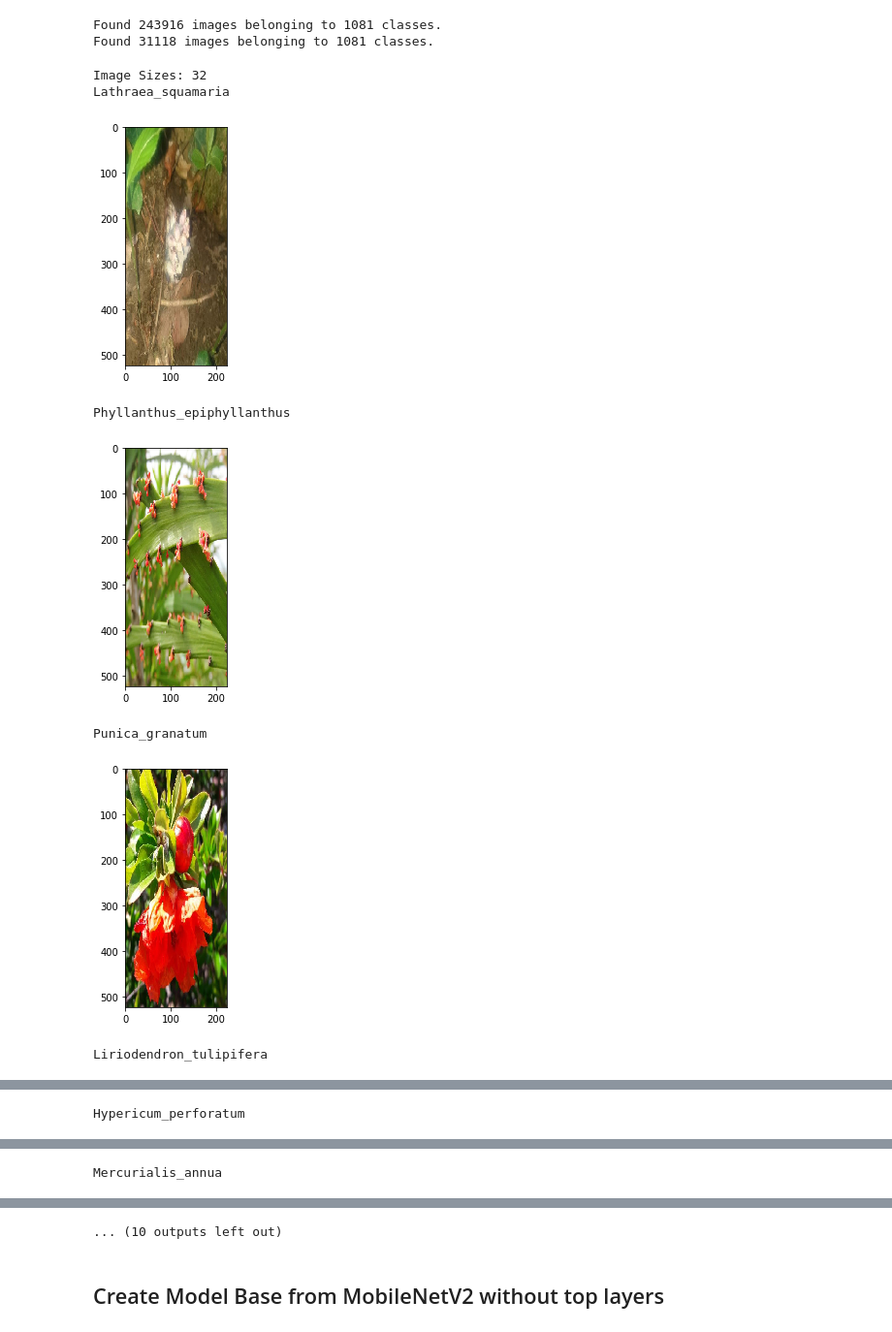
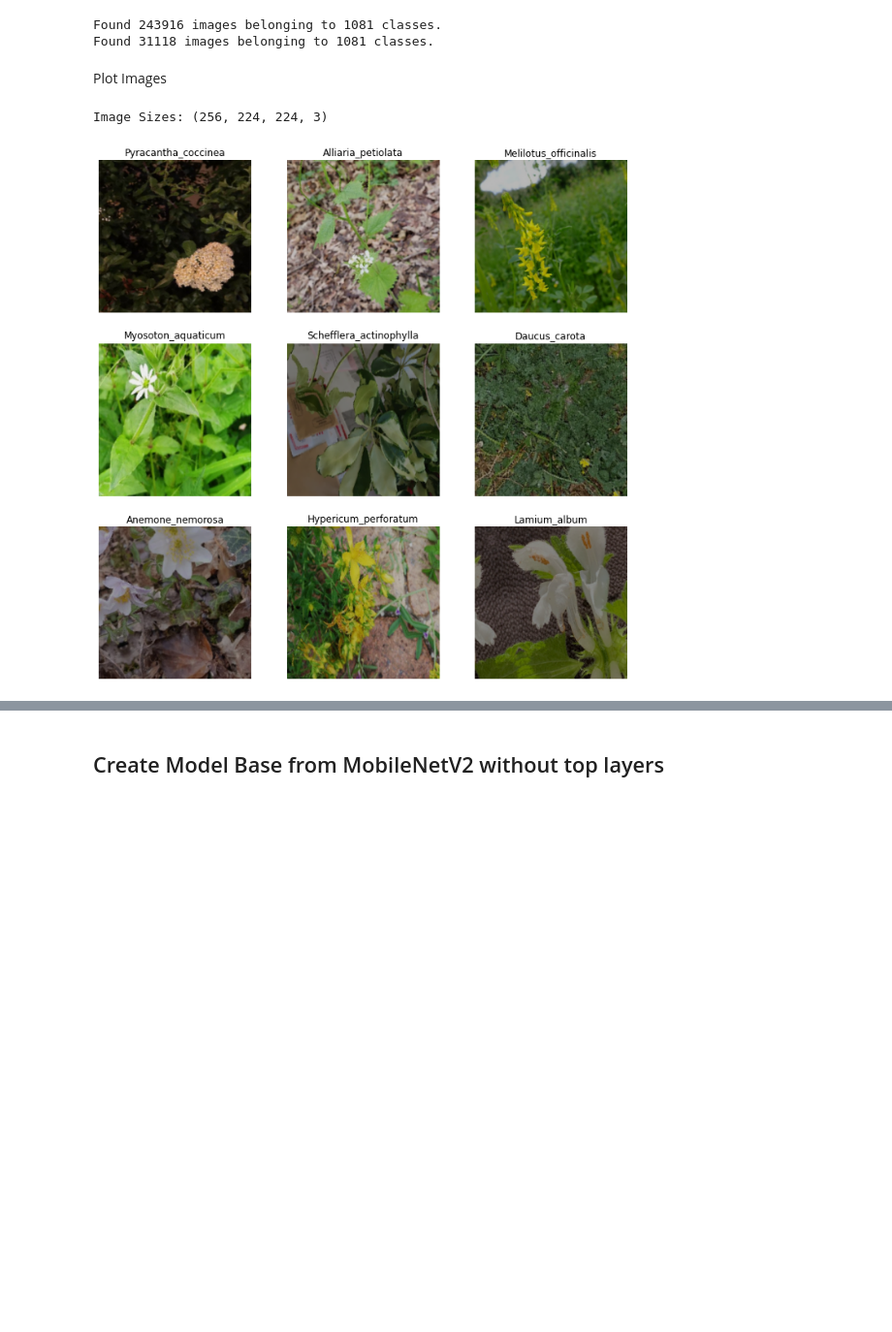
Before and after one commit to isakdiaz/plantnet-mobilenetv2-colab, a Jupyter notebook: PlantNet_Train.ipynb, the cells around one changed output, grey strips where cells are left out. Shown at 97% size. Cells and saved outputs as stored; diff of their text form; code cells hidden in the pictures; blank space fills up the shorter version.

```diff
--- a/PlantNet_Train.ipynb
+++ b/PlantNet_Train.ipynb
@@ -89,7 +120,7 @@ print(class_list)
 ## Pick a Method
 # %%
 SEED = 123
-IMAGE_SIZE = (524, 224)
+IMAGE_SIZE = (224, 224)
 BATCH_SIZE = 32
 
 train_folder = "plantnet_300K/images_train/"
@@ -99,10 +130,6 @@ test_folder = "plantnet_300K/images_test/"
 # Method 1
 Smart Resize already implemented, but is missing Data Augmentation
 # %%
-AUTO = tf.data.experimental.AUTOTUNE
-PREPROCESS = True
-BATCH_SIZE = 256
-
 train_dataset_raw = tf.keras.preprocessing.image_dataset_from_directory(
     "plantnet_300K/images_train/", labels='inferred', label_mode='categorical',
     class_names=None, color_mode='rgb', batch_size=BATCH_SIZE, image_size=IMAGE_SIZE, shuffle=True, seed=SEED,
@@ -187,26 +246,22 @@ val_dataset = validation_generator
 # %% [output]
 Found 243916 images belonging to 1081 classes.
 Found 31118 images belonging to 1081 classes.
+# %% [markdown]
+Plot Images
 # %%
-from skimage import io
-
-def imshow(image_RGB):
-  io.imshow(image_RGB)
-  io.show()
+import matplotlib.pyplot as plt
 
 x,y = train_dataset.next()
-print("Image Sizes: " +str(x.shape[0]))
+print("Image Sizes: " + str(x.shape))
 
-for i in range(0,11):
+plt.figure(figsize=(12, 12))
+
+for i in range(9):
+    ax = plt.subplot(3, 3, i + 1)
     image = x[i]
-    print(class_list[np.argmax(y[i])])
-    imshow(image)
+    plt.imshow(image)
+    plt.title(class_list[np.argmax(y[i])])
+    plt.axis("off")
 # %% [output]
-Image Sizes: 32
-Lathraea_squamaria
+Image Sizes: (256, 224, 224, 3)
-[figure, old version]
+[figure, new version]
-Phyllanthus_epiphyllanthus
-[figure, removed]
-Punica_granatum
-[figure, removed]
-Liriodendron_tulipifera
@@ -214 +267,0 @@ Liriodendron_tulipifera
-Hypericum_perforatum
@@ -216 +267,0 @@ Hypericum_perforatum
-Mercurialis_annua
@@ -218,4 +268,3 @@ Mercurialis_annua
-... (10 outputs left out)
 # %% [markdown]
 ## Create Model Base from MobileNetV2 without top layers
 # %%
```
Also changed, not shown: parts of 22 cells of this notebook.
